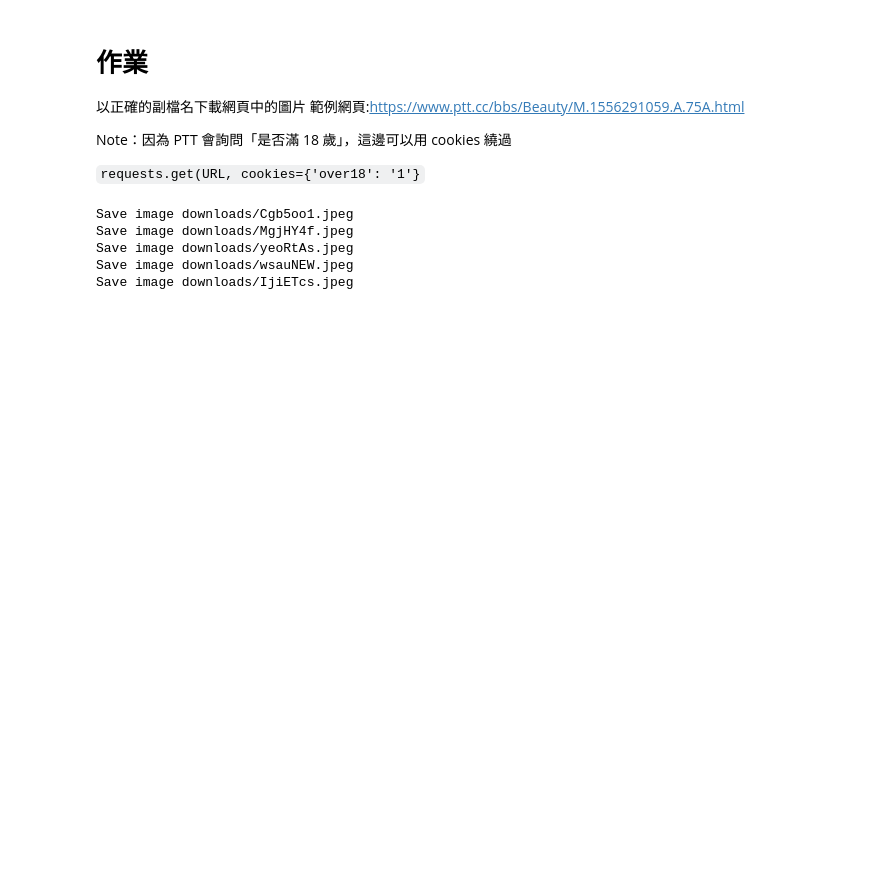
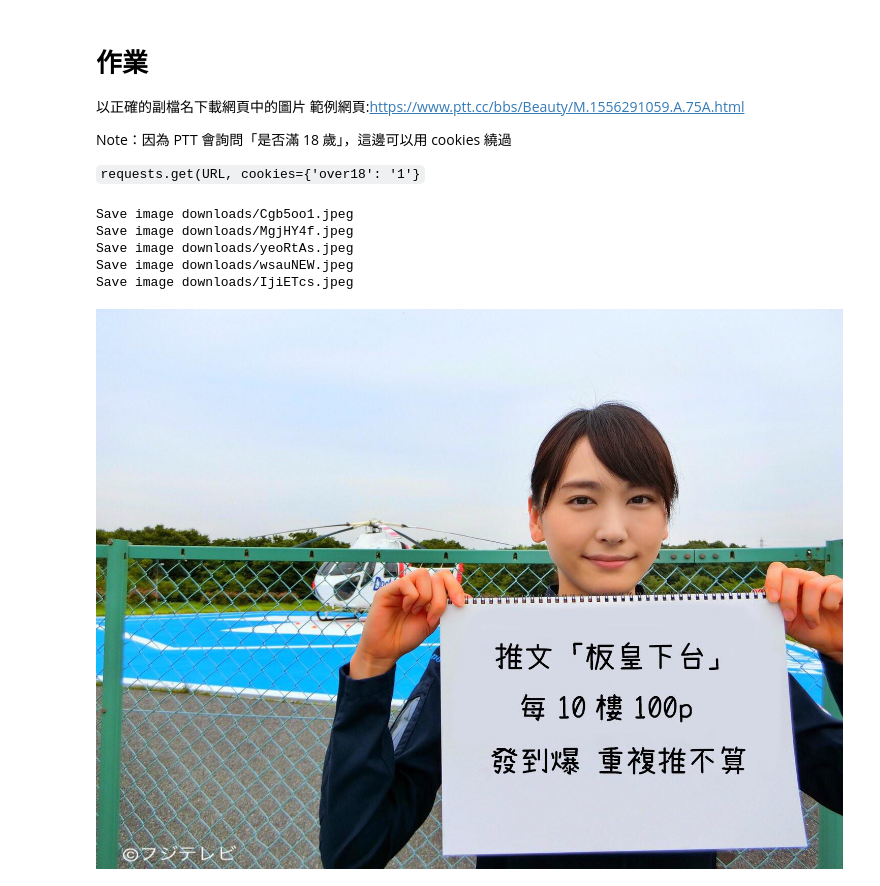
Before and after one commit to Lan-Jing-Yi/1st-PyCrawlerMarathon, a Jupyter notebook: homework/Day009_HW.ipynb, the cells around one changed output. Drawn from its saved outputs; the diff is of its cells as text; code cells hidden in the pictures; blank space fills up the shorter version.

```diff
--- a/homework/Day009_HW.ipynb
+++ b/homework/Day009_HW.ipynb
@@ -48,3 +48,7 @@ Save image downloads/MgjHY4f.jpeg
 Save image downloads/yeoRtAs.jpeg
 Save image downloads/wsauNEW.jpeg
 Save image downloads/IjiETcs.jpeg
+# %%
+img
+# %% [output]
+[figure, added]
```
Also changed, not shown: 2 other files.
